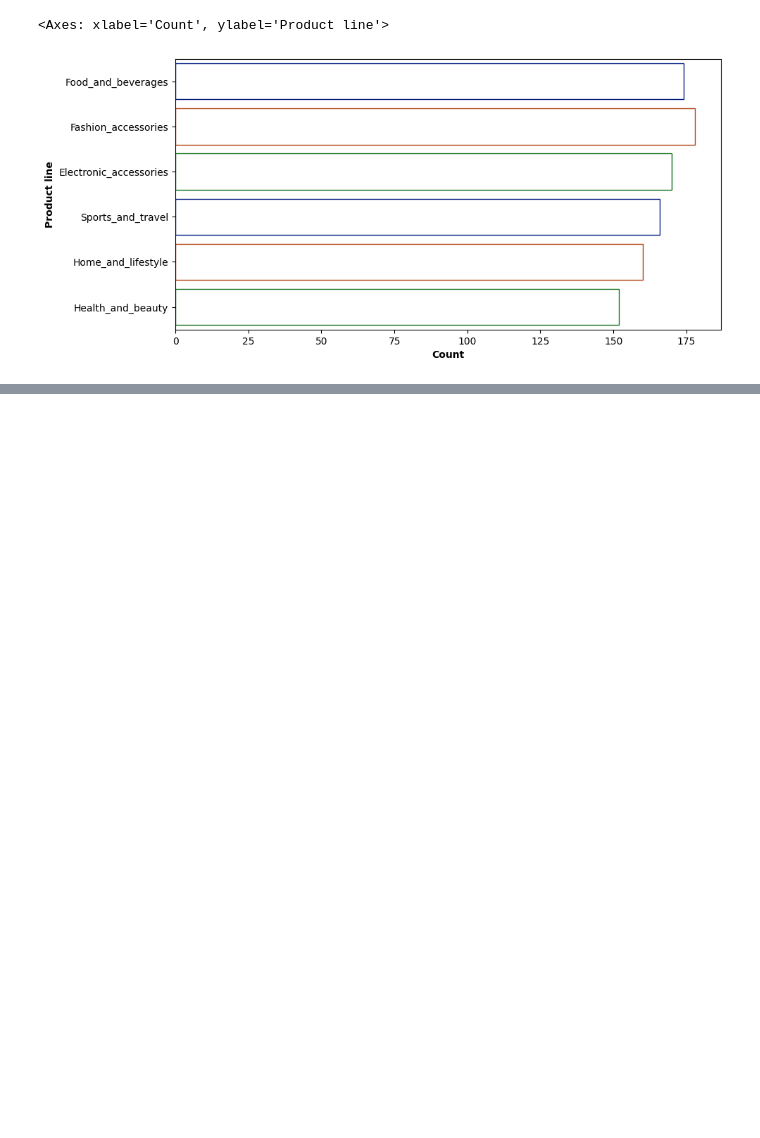
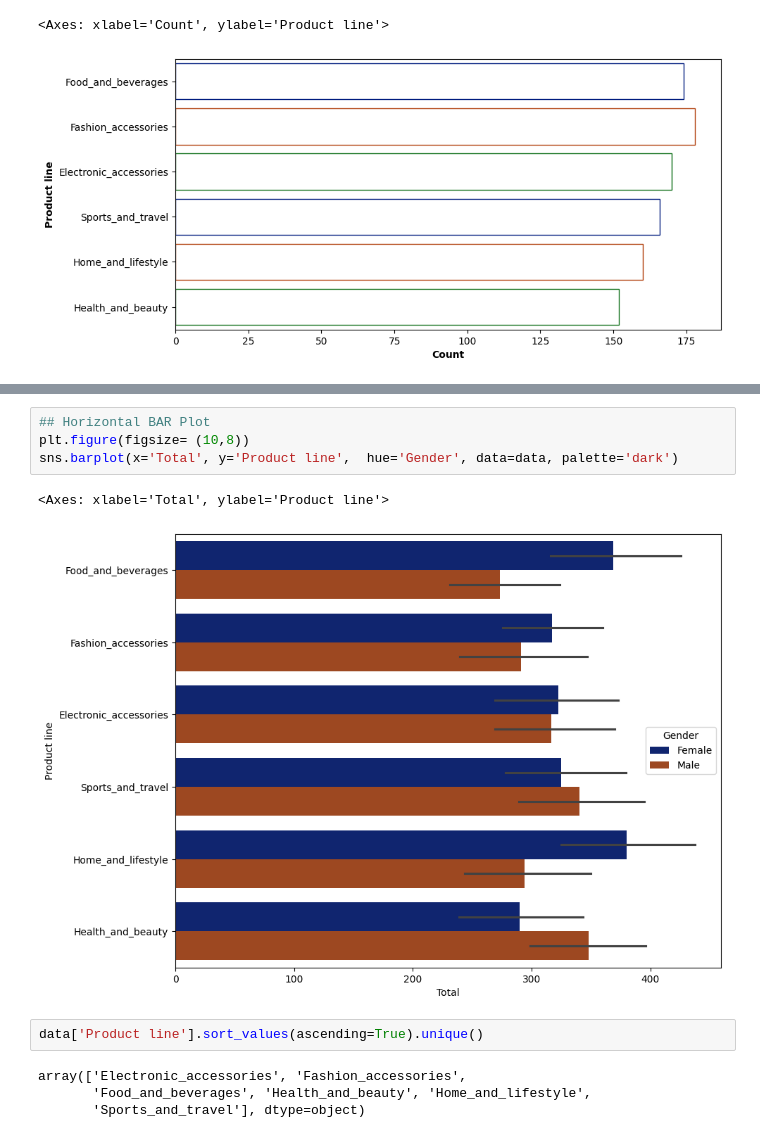
Before and after one commit to satishsinha/Python-Seaborn, a Jupyter notebook: Session-2.ipynb, the cells around one changed output, grey strips where cells are left out. Saved outputs shown, nothing was run; the diff lists cells and outputs as text; blank space fills up the shorter version.

```diff
--- a/Session-2.ipynb
+++ b/Session-2.ipynb
@@ -80,0 +140,13 @@ sns.countplot(y="Product line", data=data, facecolor=(1,0,1,0), linewidth= 1, ed
+# %%
+## Horizontal BAR Plot
+plt.figure(figsize= (10,8))
+sns.barplot(x='Total', y='Product line',  hue='Gender', data=data, palette='dark')
+# %% [output]
+<Axes: xlabel='Total', ylabel='Product line'>
+[figure, added]
+# %%
+data['Product line'].sort_values(ascending=True).unique()
+# %% [output]
+array(['Electronic_accessories', 'Fashion_accessories',
+       'Food_and_beverages', 'Health_and_beauty', 'Home_and_lifestyle',
+       'Sports_and_travel'], dtype=object)
```
Also changed, not shown: parts of 11 cells of this notebook.
